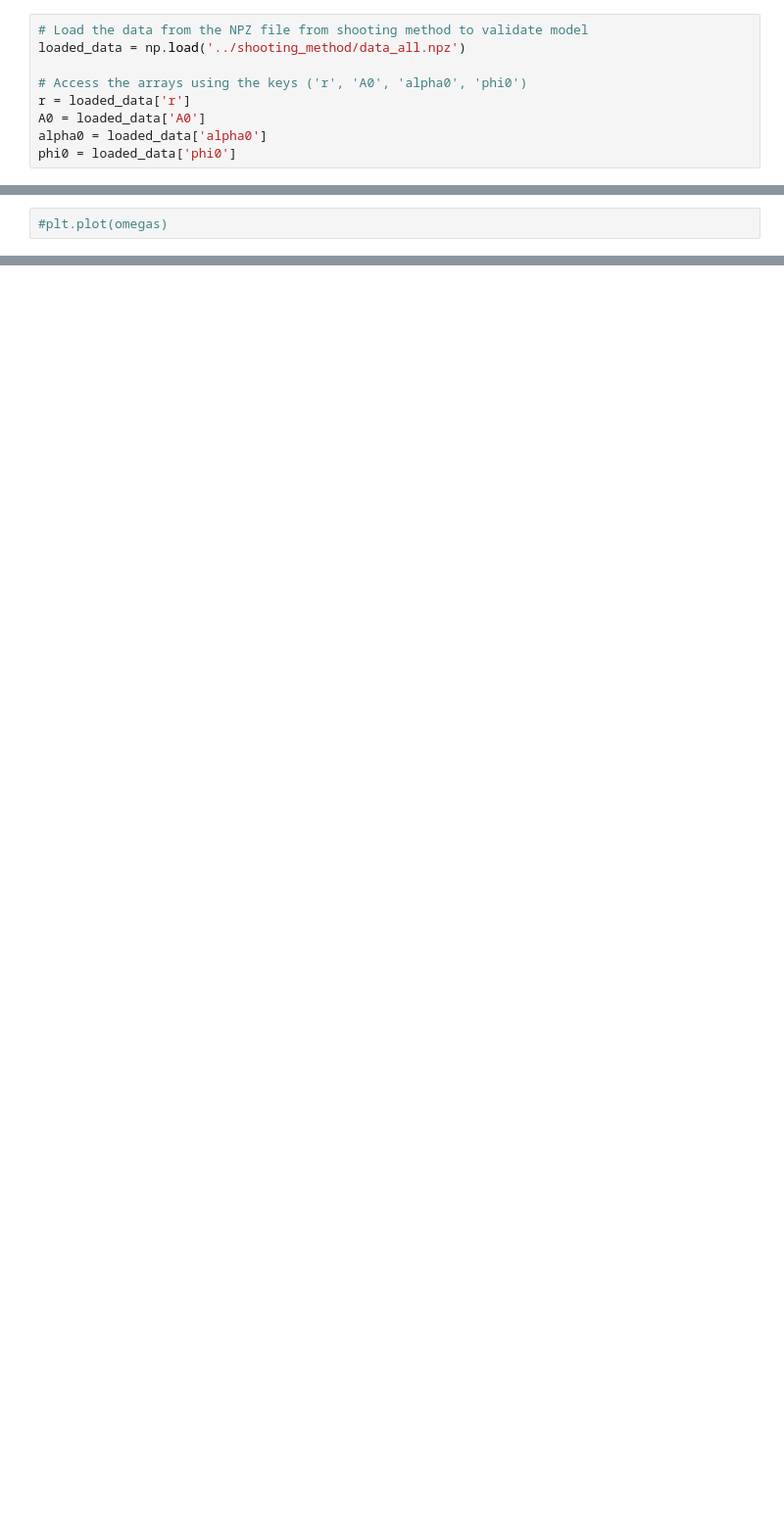
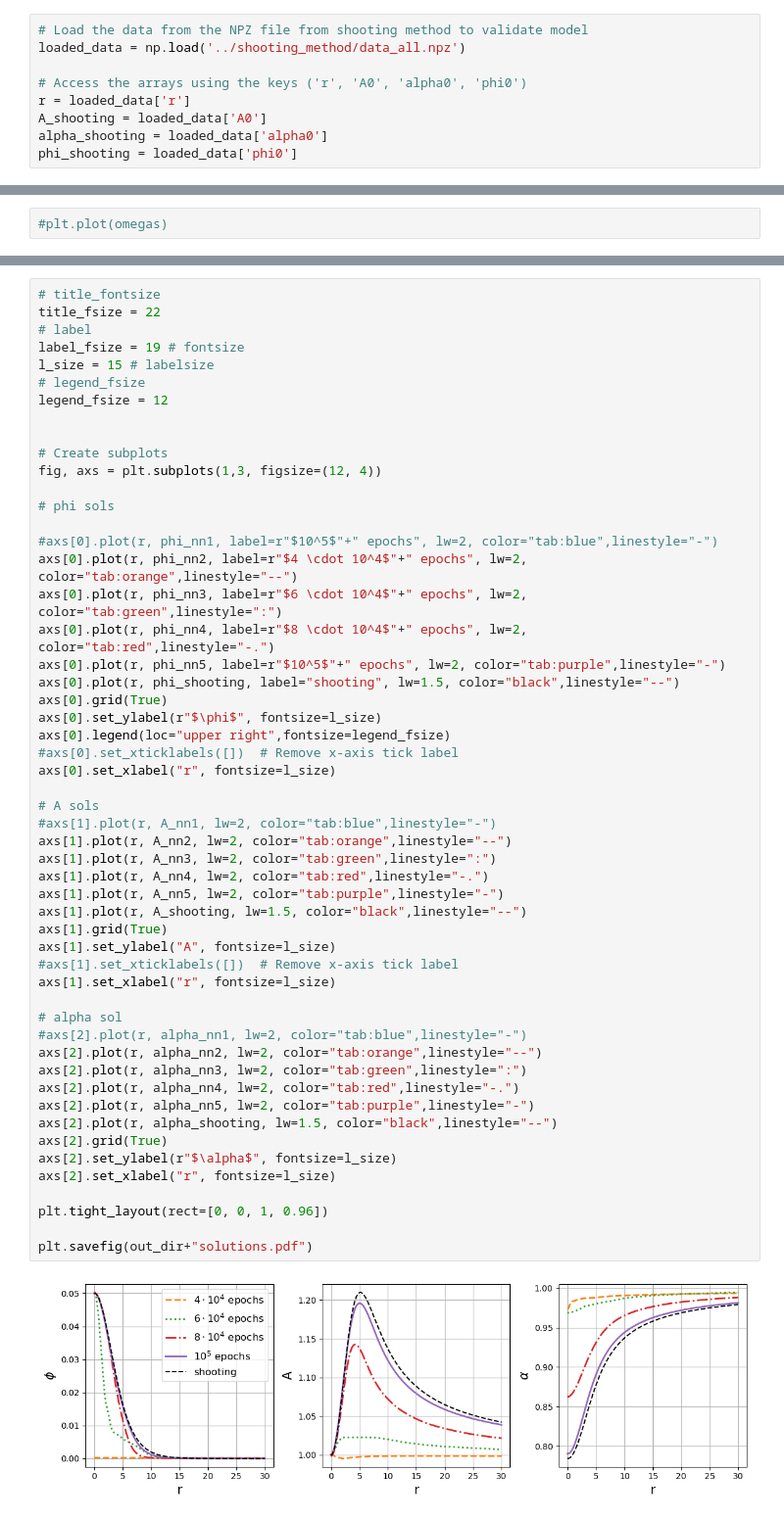
Before and after one commit to ThanasisGiannakopoulos/PINNS_Boson_stars, a Jupyter notebook: notebooks/model_eval.ipynb, the cells around one changed output, grey strips where cells are left out. Shown at 98% size. Drawn from its saved outputs; the diff is of its cells as text; blank space fills up the shorter version.

```diff
--- a/notebooks/model_eval.ipynb
+++ b/notebooks/model_eval.ipynb
@@ -8,9 +9,9 @@ loaded_data = np.load('../shooting_method/data_all.npz')
 
 # Access the arrays using the keys ('r', 'A0', 'alpha0', 'phi0')
 r = loaded_data['r']
-A0 = loaded_data['A0']
-alpha0 = loaded_data['alpha0']
-phi0 = loaded_data['phi0']
+A_shooting = loaded_data['A0']
+alpha_shooting = loaded_data['alpha0']
+phi_shooting = loaded_data['phi0']
 # %%
 # copied from https://github.com/benmoseley/harmonic-oscillator-pinn/blob/main/Harmonic%20oscillator%20PINN.ipynb
 class FCN(torch.nn.Module):
@@ -318,0 +317,55 @@ plt.legend()
+# %%
+# title_fontsize
+title_fsize = 22
+# label
+label_fsize = 19 # fontsize
+l_size = 15 # labelsize
+# legend_fsize
+legend_fsize = 12
+
+
+# Create subplots
+fig, axs = plt.subplots(1,3, figsize=(12, 4))
+
+# phi sols
+
+#axs[0].plot(r, phi_nn1, label=r"$10^5$"+" epochs", lw=2, color="tab:blue",linestyle="-")
+axs[0].plot(r, phi_nn2, label=r"$4 \cdot 10^4$"+" epochs", lw=2, color="tab:orange",linestyle="--")
+axs[0].plot(r, phi_nn3, label=r"$6 \cdot 10^4$"+" epochs", lw=2, color="tab:green",linestyle=":")
+axs[0].plot(r, phi_nn4, label=r"$8 \cdot 10^4$"+" epochs", lw=2, color="tab:red",linestyle="-.")
+axs[0].plot(r, phi_nn5, label=r"$10^5$"+" epochs", lw=2, color="tab:purple",linestyle="-")
+axs[0].plot(r, phi_shooting, label="shooting", lw=1.5, color="black",linestyle="--")
+axs[0].grid(True)
+axs[0].set_ylabel(r"$\phi$", fontsize=l_size)
+axs[0].legend(loc="upper right",fontsize=legend_fsize)
+#axs[0].set_xticklabels([])  # Remove x-axis tick label
+axs[0].set_xlabel("r", fontsize=l_size)
+
+# A sols
+#axs[1].plot(r, A_nn1, lw=2, color="tab:blue",linestyle="-")
+axs[1].plot(r, A_nn2, lw=2, color="tab:orange",linestyle="--")
+axs[1].plot(r, A_nn3, lw=2, color="tab:green",linestyle=":")
+axs[1].plot(r, A_nn4, lw=2, color="tab:red",linestyle="-.")
+axs[1].plot(r, A_nn5, lw=2, color="tab:purple",linestyle="-")
+axs[1].plot(r, A_shooting, lw=1.5, color="black",linestyle="--")
+axs[1].grid(True)
+axs[1].set_ylabel("A", fontsize=l_size)
+#axs[1].set_xticklabels([])  # Remove x-axis tick label
+axs[1].set_xlabel("r", fontsize=l_size)
+
+# alpha sol
+#axs[2].plot(r, alpha_nn1, lw=2, color="tab:blue",linestyle="-")
+axs[2].plot(r, alpha_nn2, lw=2, color="tab:orange",linestyle="--")
+axs[2].plot(r, alpha_nn3, lw=2, color="tab:green",linestyle=":")
+axs[2].plot(r, alpha_nn4, lw=2, color="tab:red",linestyle="-.")
+axs[2].plot(r, alpha_nn5, lw=2, color="tab:purple",linestyle="-")
+axs[2].plot(r, alpha_shooting, lw=1.5, color="black",linestyle="--")
+axs[2].grid(True)
+axs[2].set_ylabel(r"$\alpha$", fontsize=l_size)
+axs[2].set_xlabel("r", fontsize=l_size)
+
+plt.tight_layout(rect=[0, 0, 1, 0.96])
+
+plt.savefig(out_dir+"solutions.pdf")
+# %% [output]
+[figure, added]
```
Also changed, not shown: parts of 16 cells of this notebook.
